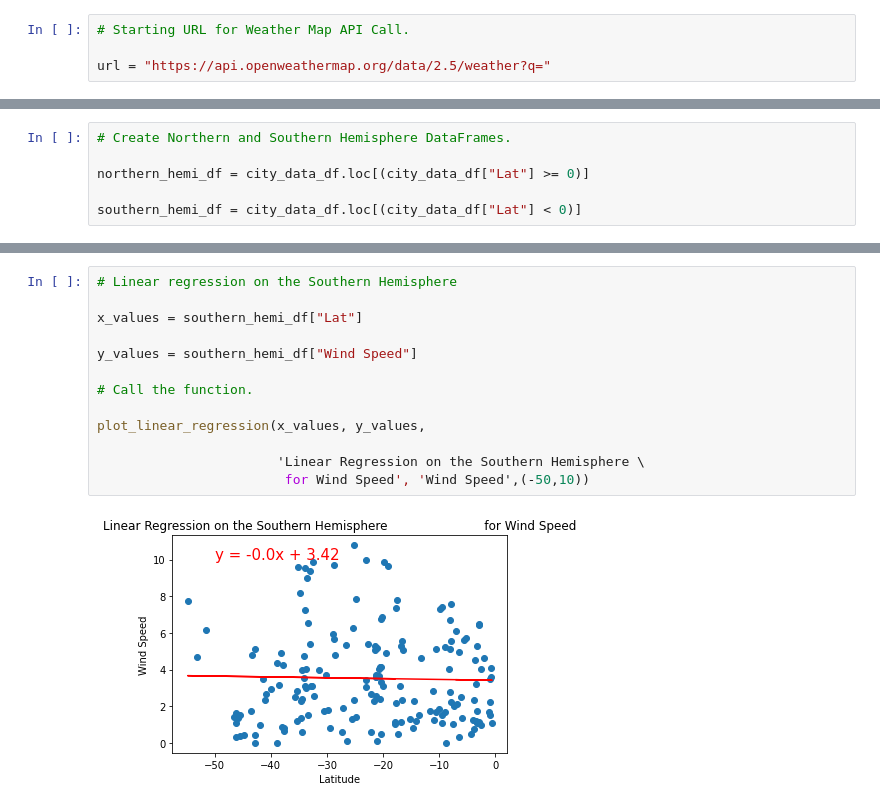
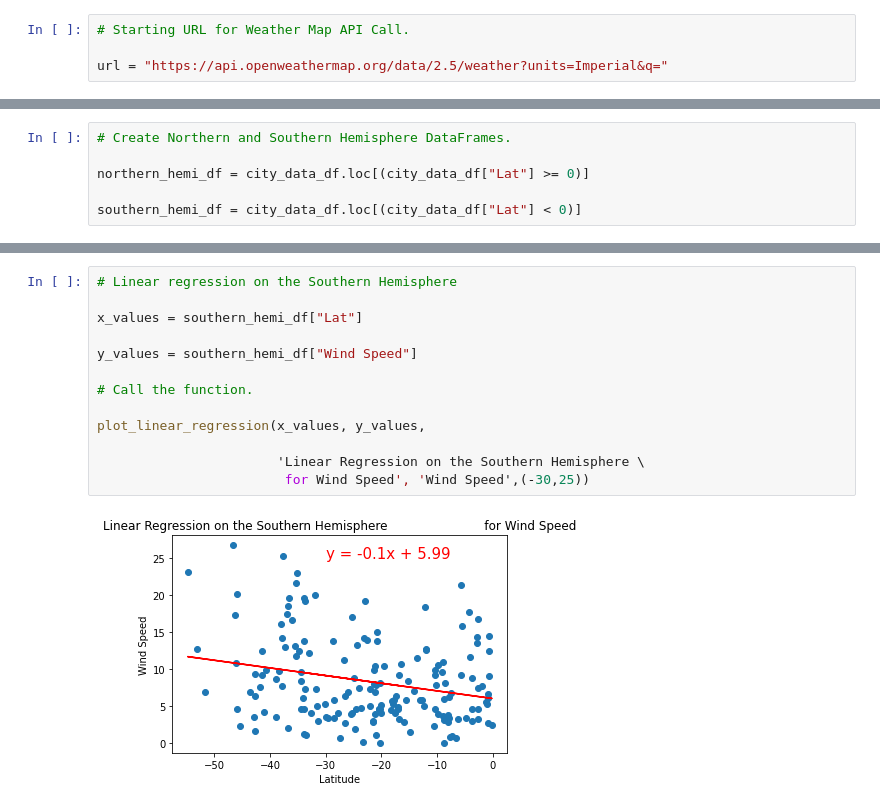
Before and after one commit to awill1786/World_Weather_Analysis, a Jupyter notebook: WeatherPy.ipynb, the cells around one changed output, grey strips where cells are left out. Cells and saved outputs as stored; diff of their text form.

```diff
--- a/WeatherPy.ipynb
+++ b/WeatherPy.ipynb
@@ -87,7 +87,7 @@ from config import weather_api_key
 # %%
 # Starting URL for Weather Map API Call.
 
-url = "https://api.openweathermap.org/data/2.5/weather?q="
+url = "https://api.openweathermap.org/data/2.5/weather?units=Imperial&q="
 # %%
 # Create an empty list to hold the weather data.
 
@@ -592,15 +592,15 @@ plot_linear_regression(x_values, y_values,
 # %%
 # Linear regression on the Southern Hemisphere
 
 x_values = southern_hemi_df["Lat"]
 
 y_values = southern_hemi_df["Wind Speed"]
 
 # Call the function.
 
 plot_linear_regression(x_values, y_values,
 
                        'Linear Regression on the Southern Hemisphere \
-                        for Wind Speed', 'Wind Speed',(-50,10))
+                        for Wind Speed', 'Wind Speed',(-30,25))
 # %% [output]
-[figure, old version]
+[figure, new version]
```
Also changed, not shown: parts of 21 cells of this notebook, 6 other files.
